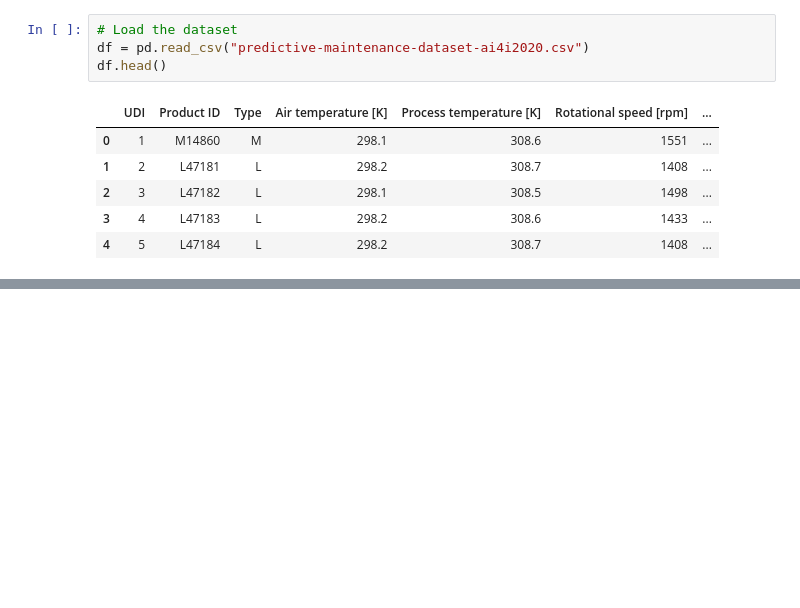
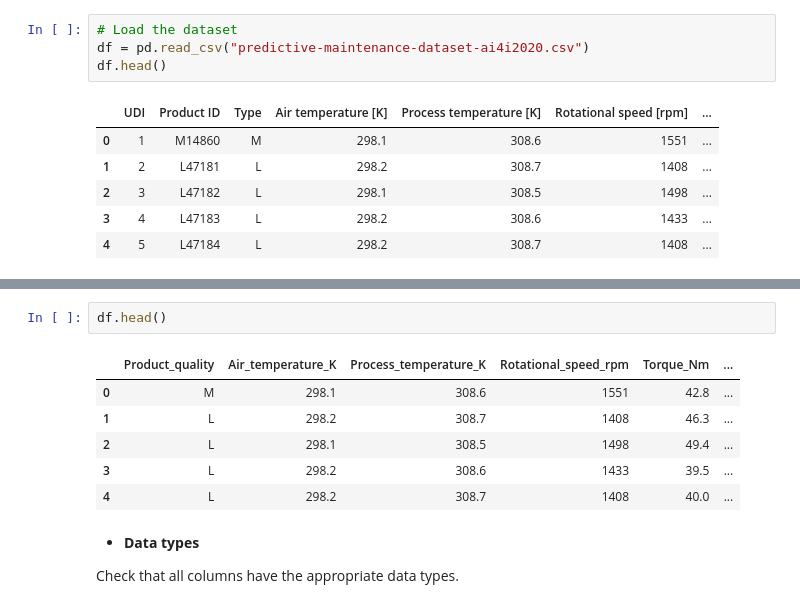
Before and after one commit to herrerovir/Predictive-maintenance-industrial-machinery, a Jupyter notebook: Predictive-maintenance-of-industrial-machinery.ipynb, the cells around one changed output, grey strips where cells are left out. Cells and saved outputs as stored; diff of their text form; blank space fills up the shorter version.

Commit message:
Data cleaning

```diff
--- a/Predictive-maintenance-of-industrial-machinery.ipynb
+++ b/Predictive-maintenance-of-industrial-machinery.ipynb
@@ -65,0 +114,13 @@ df.head()
+# %%
+df.head()
+# %% [output]
+|  | Product_quality | Air_temperature_K | Process_temperature_K | Rotational_speed_rpm | Torque_Nm | ... |
+| 0 | M | 298.1 | 308.6 | 1551 | 42.8 | ... |
+| 1 | L | 298.2 | 308.7 | 1408 | 46.3 | ... |
+| 2 | L | 298.1 | 308.5 | 1498 | 49.4 | ... |
+| 3 | L | 298.2 | 308.6 | 1433 | 39.5 | ... |
+| 4 | L | 298.2 | 308.7 | 1408 | 40.0 | ... |
+# %% [markdown]
+* **Data types**
+
+Check that all columns have the appropriate data types.
```
Also changed, not shown: parts of 23 cells of this notebook.
